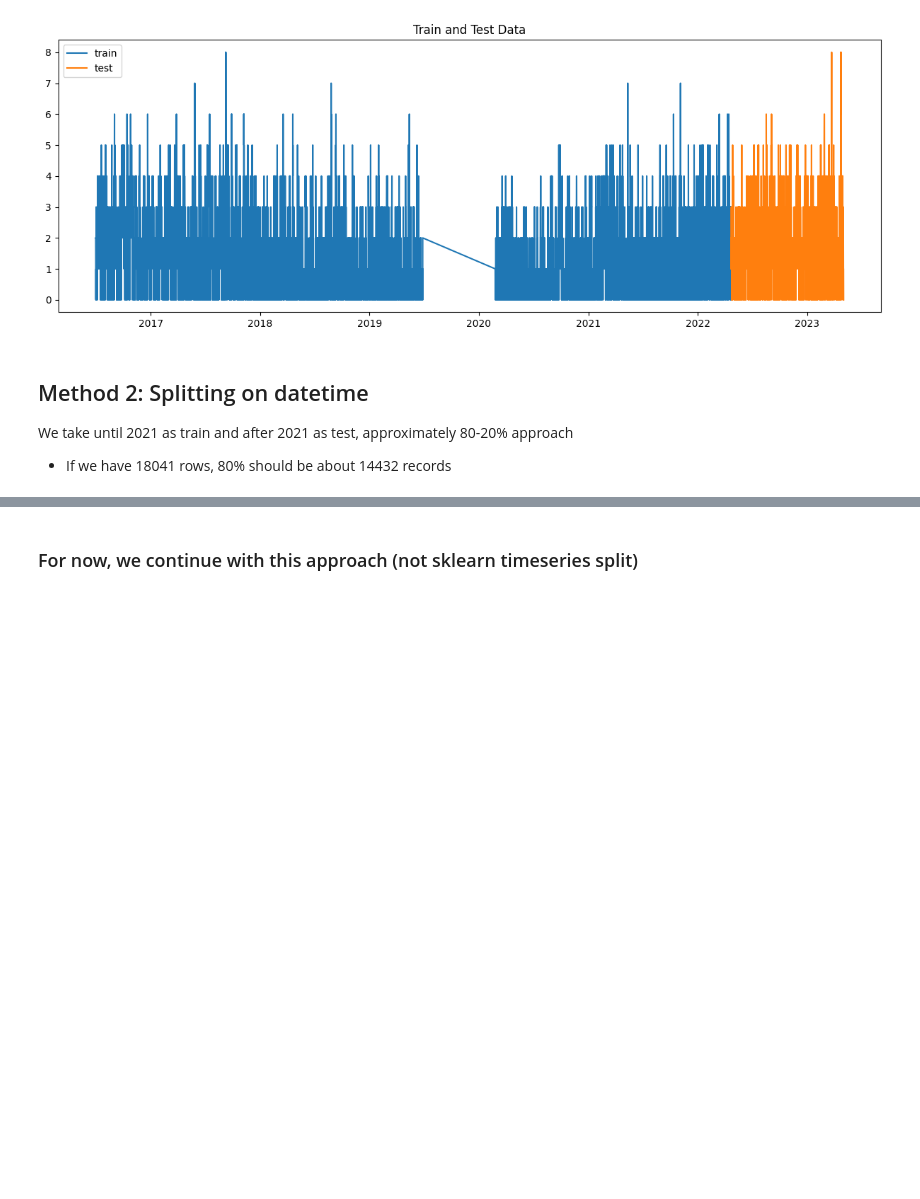
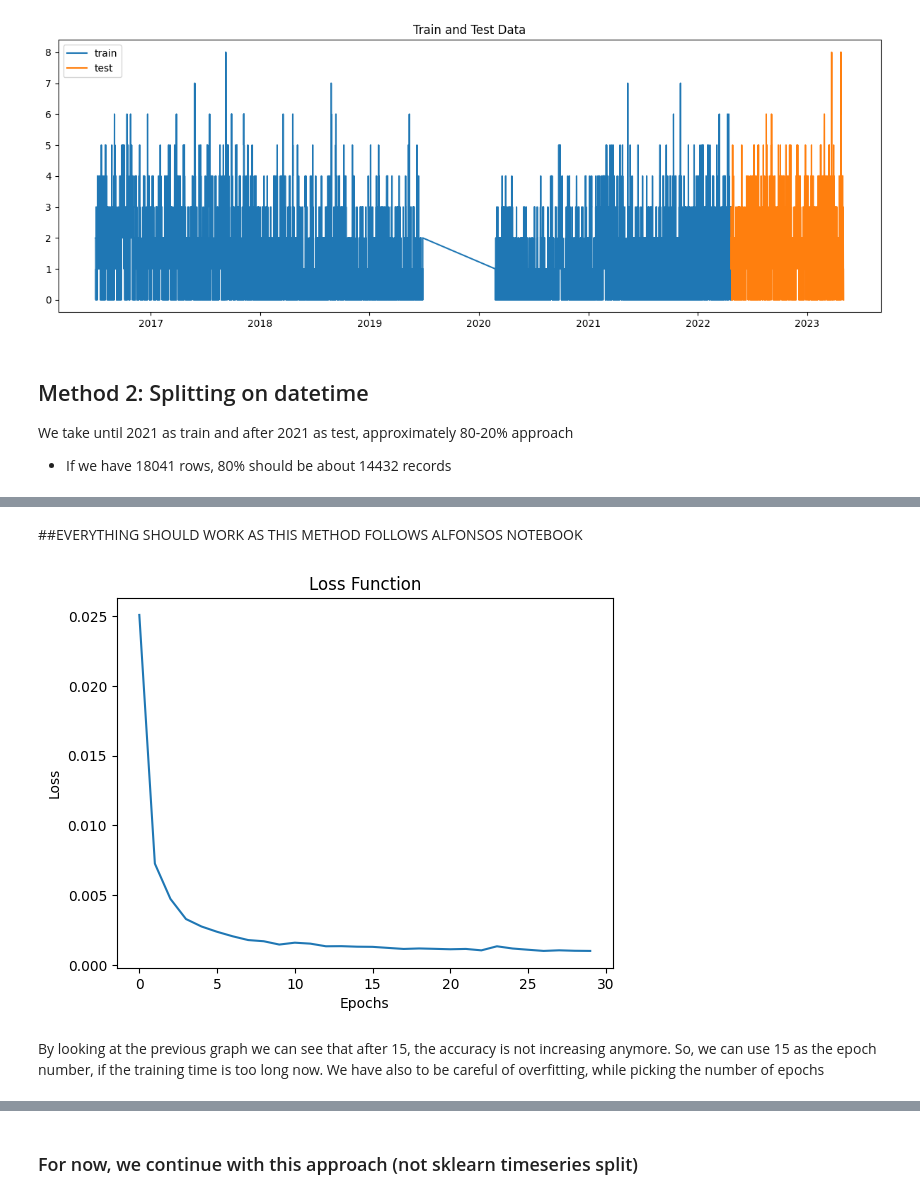
Before and after one commit to fonsofhervella/spaceapps_datathon, a Jupyter notebook: lstm_dscover.ipynb, the cells around one changed output, grey strips where cells are left out. Saved outputs shown, nothing was run; the diff lists cells and outputs as text; code cells hidden in the pictures; blank space fills up the shorter version.

```diff
--- a/lstm_dscover.ipynb
+++ b/lstm_dscover.ipynb
@@ -135,0 +250,13 @@ We take until 2021 as train and after 2021 as test, approximately 80-20% approac
+# %%
+#Finally, we add a 4th layer. This time we won't return sequences, as we are not going to add more LSTM layers
+Model_P.add(LSTM(units=60))
+Model_P.add(Dropout(0.2))
+# %%
+#Now, we add the output layer
+Model_P.add(Dense(units=1)) #We just need to specify the number of units, which is 1, as we are just predicting one value
+# %%
+#Now, we need to compile the model
+Model_P.compile(optimizer='adam', loss='mean_squared_error') #When compiling, we need to specify the optimizer and the loss function. In this case, we are using adam optimizer (as it is good for time series), and mean squared error as loss function
+# %%
+#Now, we will fit our model
+Model_P.fit(X_train, y_train, epochs = 30, batch_size= 32) #Epochs mean number of iterations. We have to play with this parameter to find the best number of epochs. Batch size is the number of observations after which we want to update the weights. We can modify this parameter to find the best one.
@@ -135,0 +276,2 @@ We take until 2021 as train and after 2021 as test, approximately 80-20% approac
+# %% [markdown]
+##EVERYTHING SHOULD WORK AS THIS METHOD FOLLOWS ALFONSOS NOTEBOOK
@@ -135,0 +280,10 @@ We take until 2021 as train and after 2021 as test, approximately 80-20% approac
+# %%
+plt.plot(range(len(Model_P.history.history['loss'])), Model_P.history.history['loss']) #We plot the loss function to see how it is evolving
+plt.title('Loss Function')
+plt.xlabel('Epochs')
+plt.ylabel('Loss')
+plt.show()
+# %% [output]
+[figure, added]
+# %% [markdown]
+By looking at the previous graph we can see that after 15, the accuracy is not increasing anymore. So, we can use 15 as the epoch number, if the training time is too long now. We have also to be careful of overfitting, while picking the number of epochs
```
Also changed, not shown: parts of 46 cells of this notebook, 1 other file.
